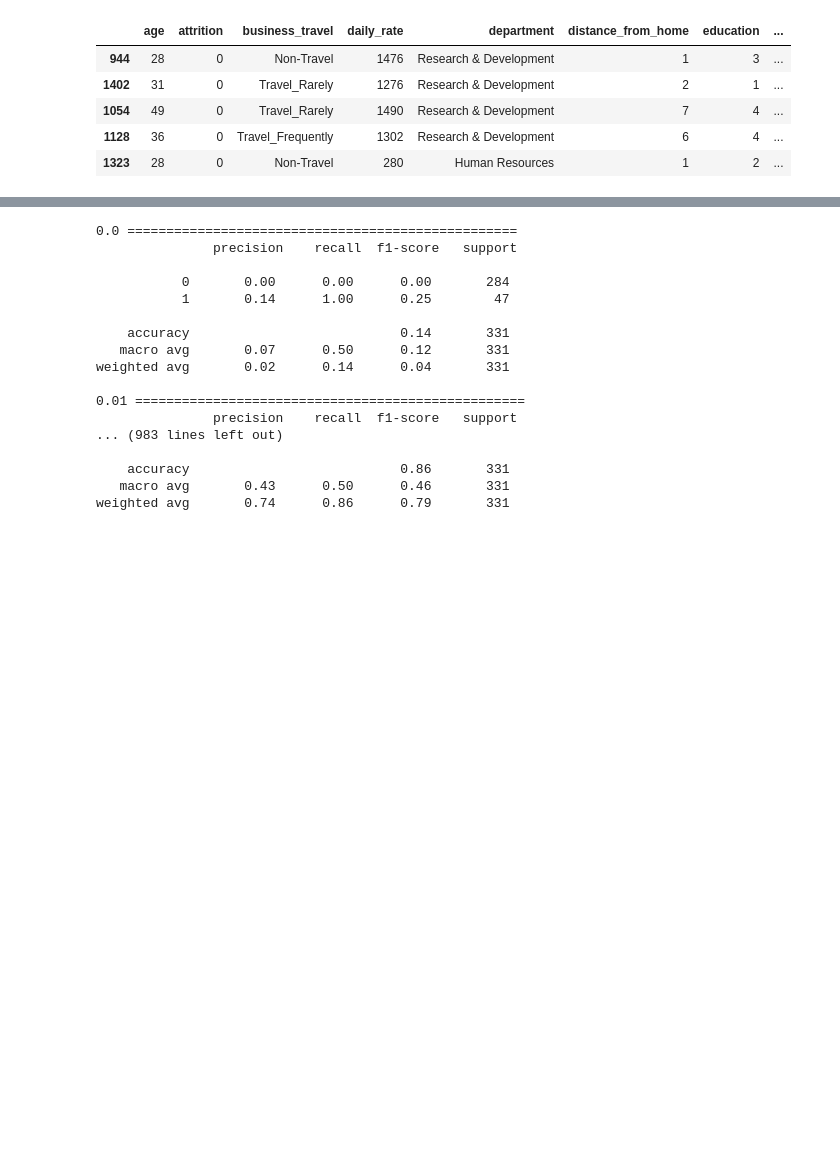
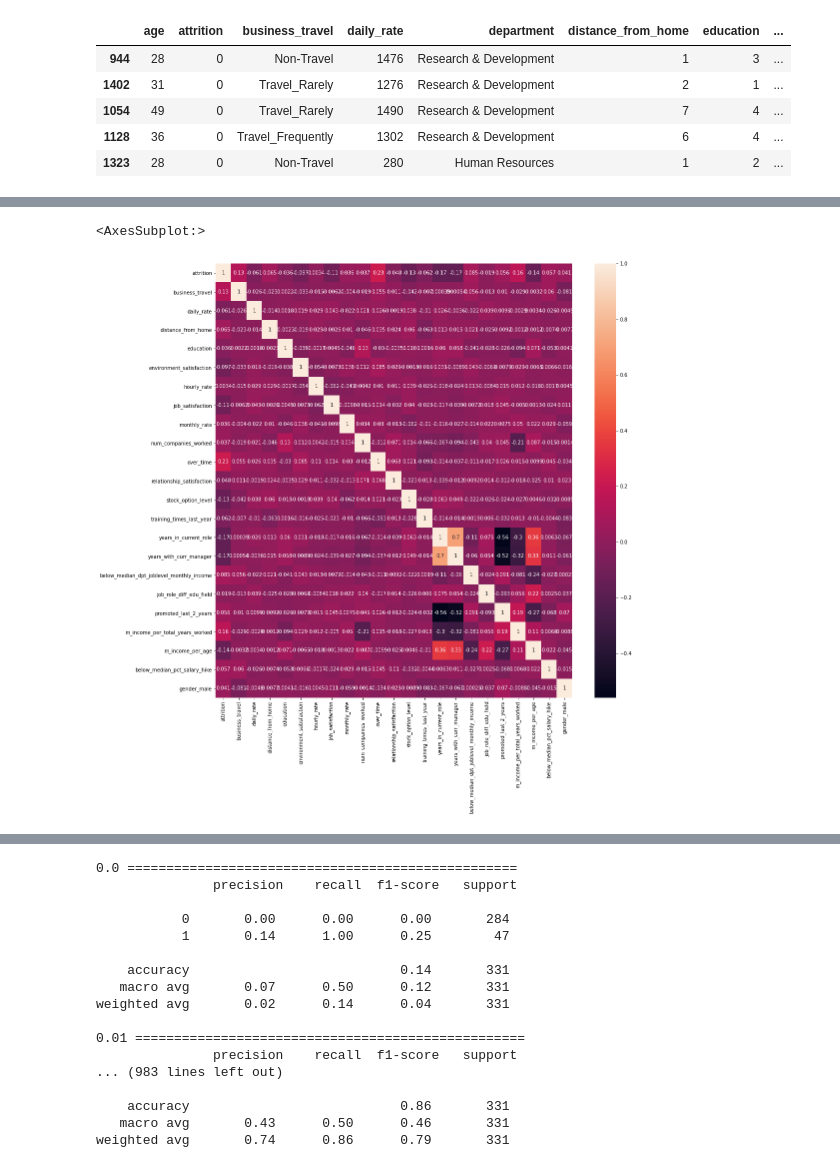
Before and after one commit to renanfmoises/people-analytics, a Jupyter notebook: notebooks/People Analytics - Model Selection - Feature Engineering (Renan).ipynb, the cells around one changed output, grey strips where cells are left out. Saved outputs shown, nothing was run; the diff lists cells and outputs as text; code cells hidden in the pictures; blank space fills up the shorter version.

```diff
--- a/notebooks/People Analytics - Model Selection - Feature Engineering (Renan).ipynb
+++ b/notebooks/People Analytics - Model Selection - Feature Engineering (Renan).ipynb
@@ -408,0 +474,22 @@ sns.heatmap(corr3, annot = True)
+# %%
+# Checking VIF
+
+to_drop = [
+#     'business_travel',
+    'department', # not numeric
+    'education_field', # not numeric
+    'job_role',
+    'marital_status',
+    'age',
+    'job_involvement',
+#     'hourly_rate',
+    'work_life_balance',
+]
+
+df = pd.DataFrame()
+df['vif_index'] = [vif(people_train.drop(to_drop, axis = 1).values,
+                       i) for i in range(people_train.drop(to_drop, axis = 1).shape[1])]
+
+df.index = people_train.drop(to_drop, axis = 1).columns
+
+df
@@ -409,5 +514,11 @@ sns.heatmap(corr3, annot = True)
+# %%
+people_train = people_train.drop(to_drop, axis = 1)
 # %%
 people_train = pd.get_dummies(people_train)
 # %%
-# plt.figure(figsize = (16, 16))
-# sns.heatmap(people_train.corr(), annot = True)
+corr4 = people_train.corr()
+plt.figure(figsize = (16, 16))
+sns.heatmap(corr4, annot = True)
+# %% [output]
+<AxesSubplot:>
+[figure, added]
```
Also changed, not shown: parts of 78 cells of this notebook, 6 other files.
